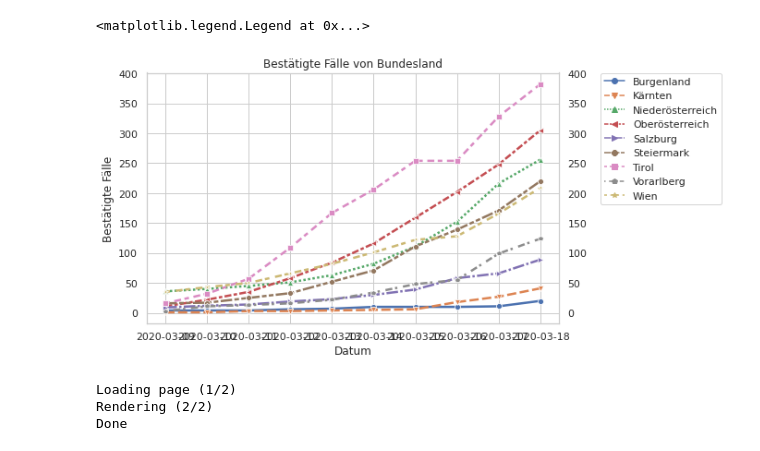
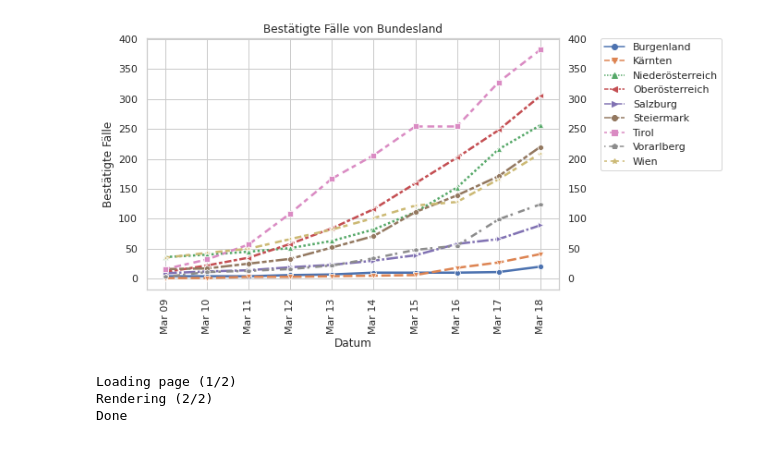
Before and after one commit to danielw2904/Austria-COVID-19, a Jupyter notebook: Austria.ipynb, the cells around one changed output. Drawn from its saved outputs; the diff is of its cells as text; code cells hidden in the pictures.

Commit message:
Fix x-axis labels on bundesland figure

```diff
--- a/Austria.ipynb
+++ b/Austria.ipynb
@@ -109,25 +109,25 @@ state_cases
 # %%
 
 dash_styles = ["",
                (4, 1.5),
                (1, 1),
                (3, 1, 1.5, 1),
                (5, 1, 1, 1),
                (5, 1, 2, 1, 2, 1),
                (2, 2, 3, 1.5),
                (1, 2.5, 3, 1.2),
               ( 2, 2.5, 3, 1.2)]
 filled_markers = ('o', 'v', '^', '<', '>', '8', 's', 'p', '*', 'h', 'H', 'D', 'd', 'P', 'X')
 
 sns.set(rc={'figure.figsize':(8,5)}, style="whitegrid")
 plot, ax = plt.subplots()
 plot = sns.lineplot(data=state_cases, linewidth=2.5, dashes=dash_styles, markers=filled_markers, ax=ax)
 plot.tick_params(labelright=True)
 plot.set(xlabel='Datum', ylabel='Bestätigte Fälle', title="Bestätigte Fälle von Bundesland")
 plt.legend(bbox_to_anchor=(1.1, 1), loc=2, borderaxespad=0.)
+set_date_formatting(ax)
 # %% [output]
-<matplotlib.legend.Legend at 0x...>
-[figure, old version]
+[figure, new version]
 # %%
 export_fig(plot.get_figure(), "states-cases")
 # %%
```
Also changed, not shown: parts of 4 cells of this notebook, 11 other files.
